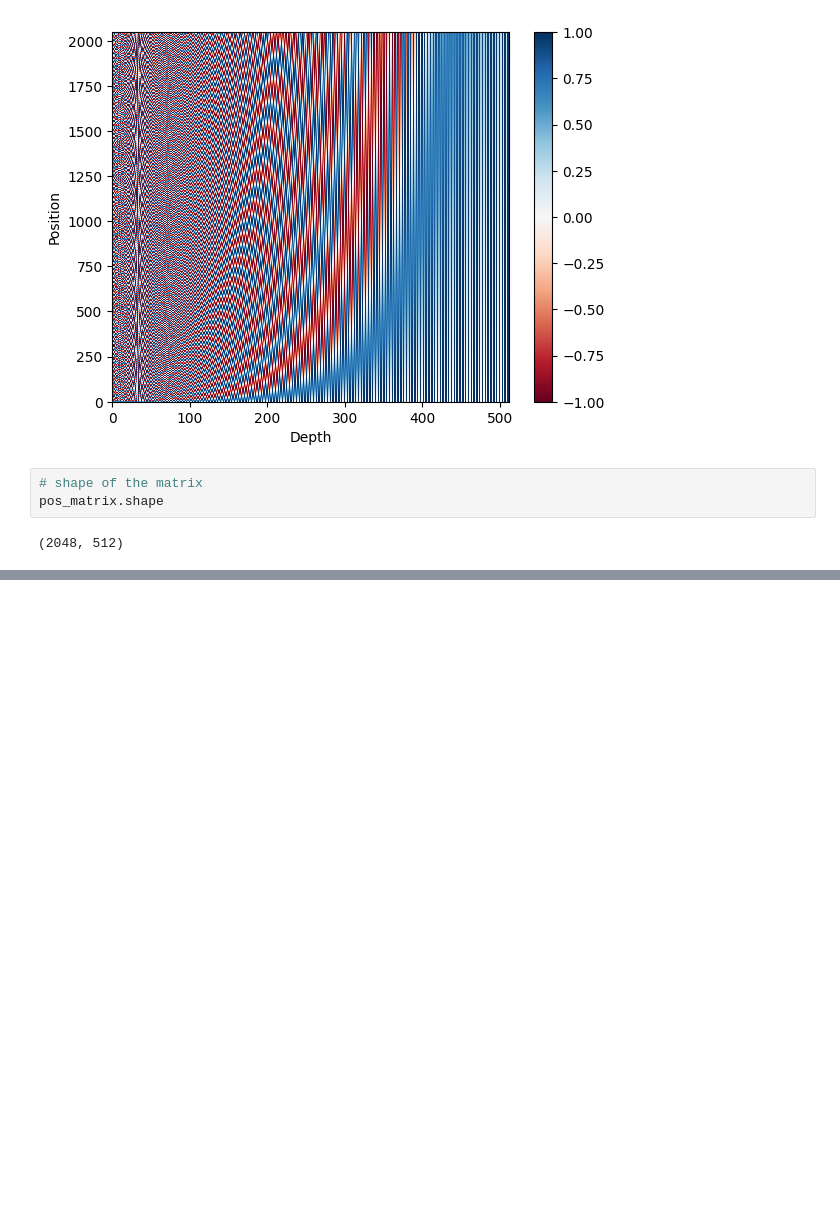
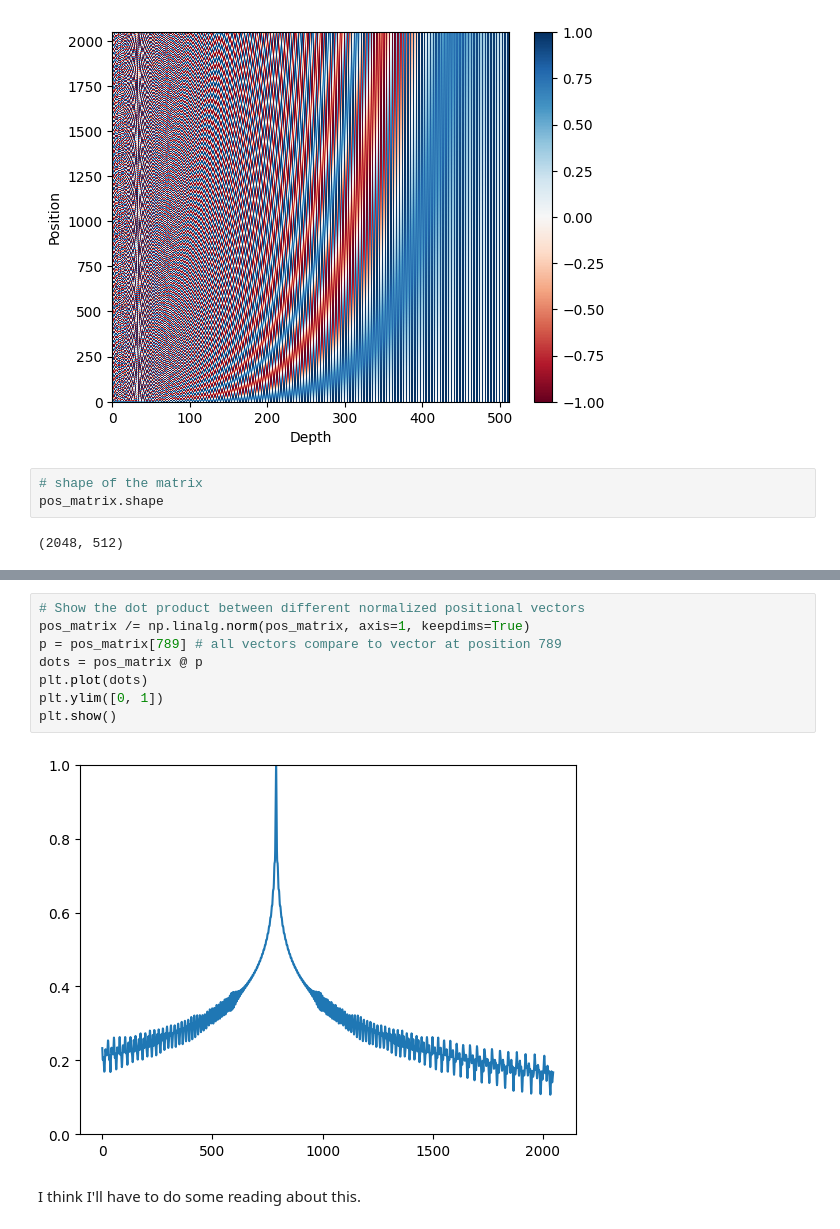
Before and after one commit to mplockhart/transformers, a Jupyter notebook: transformers_ml_mastery.ipynb, the cells around one changed output, grey strips where cells are left out. Drawn from its saved outputs; the diff is of its cells as text; blank space fills up the shorter version.

```diff
--- a/transformers_ml_mastery.ipynb
+++ b/transformers_ml_mastery.ipynb
@@ -412,0 +453,12 @@ pos_matrix.shape
+# %%
+# Show the dot product between different normalized positional vectors
+pos_matrix /= np.linalg.norm(pos_matrix, axis=1, keepdims=True)
+p = pos_matrix[789] # all vectors compare to vector at position 789
+dots = pos_matrix @ p
+plt.plot(dots)
+plt.ylim([0, 1])
+plt.show()
+# %% [output]
+[figure, added]
+# %% [markdown]
+I think I'll have to do some reading about this.
```
Also changed, not shown: parts of 10 cells of this notebook.
